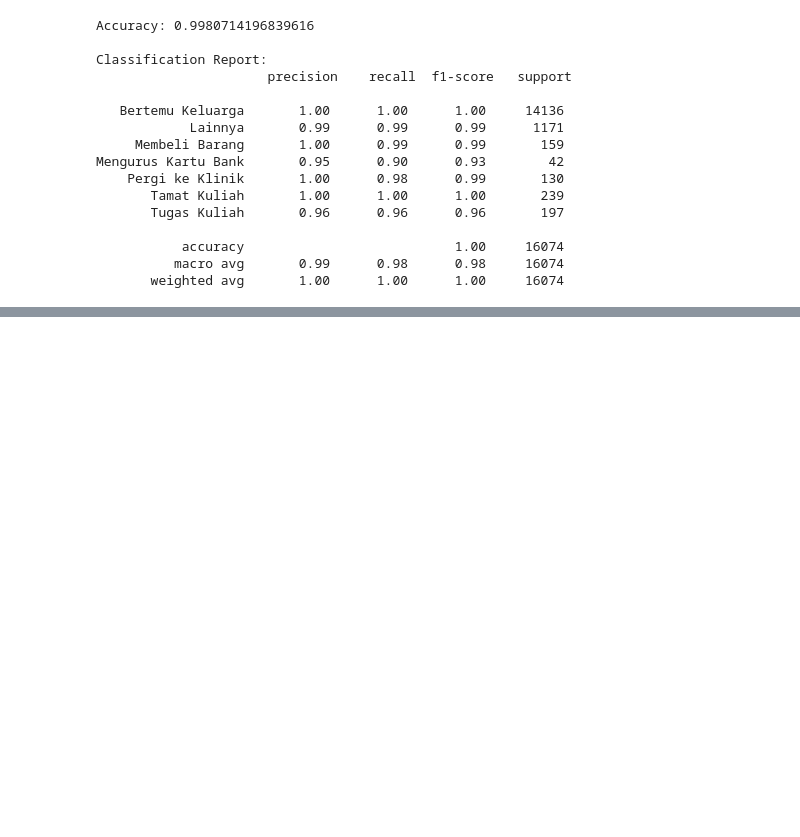
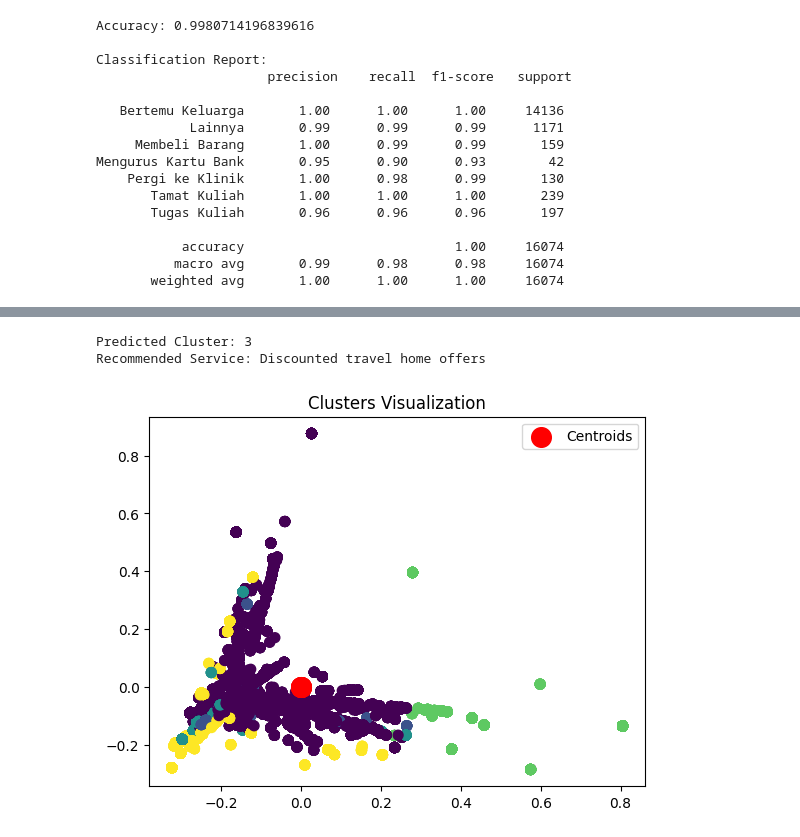
Before and after one commit to StillLearnSVN/MachineLearning07, a Jupyter notebook: implement-2.ipynb, the cells around one changed output, grey strips where cells are left out. Drawn from its saved outputs; the diff is of its cells as text; code cells hidden in the pictures; blank space fills up the shorter version.

```diff
--- a/implement-2.ipynb
+++ b/implement-2.ipynb
@@ -191,0 +583,36 @@ Mengurus Kartu Bank       0.95      0.90      0.93        42
+# %%
+# Predict cluster for new text
+new_text = ["pulang ke rumah"]
+new_text_vec = vectorizer.transform(new_text)  # Use the same vectorizer from clustering
+predicted_cluster = kmeans.predict(new_text_vec)[0]
+
+# Map cluster to opportunity
+opportunities = {
+    0: "Holiday packages and travel deals",
+    1: "Transport services for parents",
+    2: "Event planning for family reunions",
+    3: "Discounted travel home offers",
+    4: "Elderly care services"
+}
+
+print("Predicted Cluster:", predicted_cluster)
+print("Recommended Service:", opportunities[predicted_cluster])
+# %% [output]
+Predicted Cluster: 3
+Recommended Service: Discounted travel home offers
+# %%
+from sklearn.decomposition import PCA
+import matplotlib.pyplot as plt
+
+# Reduce dimensions for visualization
+pca = PCA(n_components=2)
+X_pca = pca.fit_transform(X)
+
+# Plot clusters
+plt.scatter(X_pca[:, 0], X_pca[:, 1], c=kmeans.labels_, cmap='viridis', s=50)
+plt.scatter(kmeans.cluster_centers_[:, 0], kmeans.cluster_centers_[:, 1], s=200, c='red', label='Centroids')
+plt.title("Clusters Visualization")
+plt.legend()
+plt.show()
+# %% [output]
+[figure, added]
```
Also changed, not shown: parts of 18 cells of this notebook, 2 other files.
